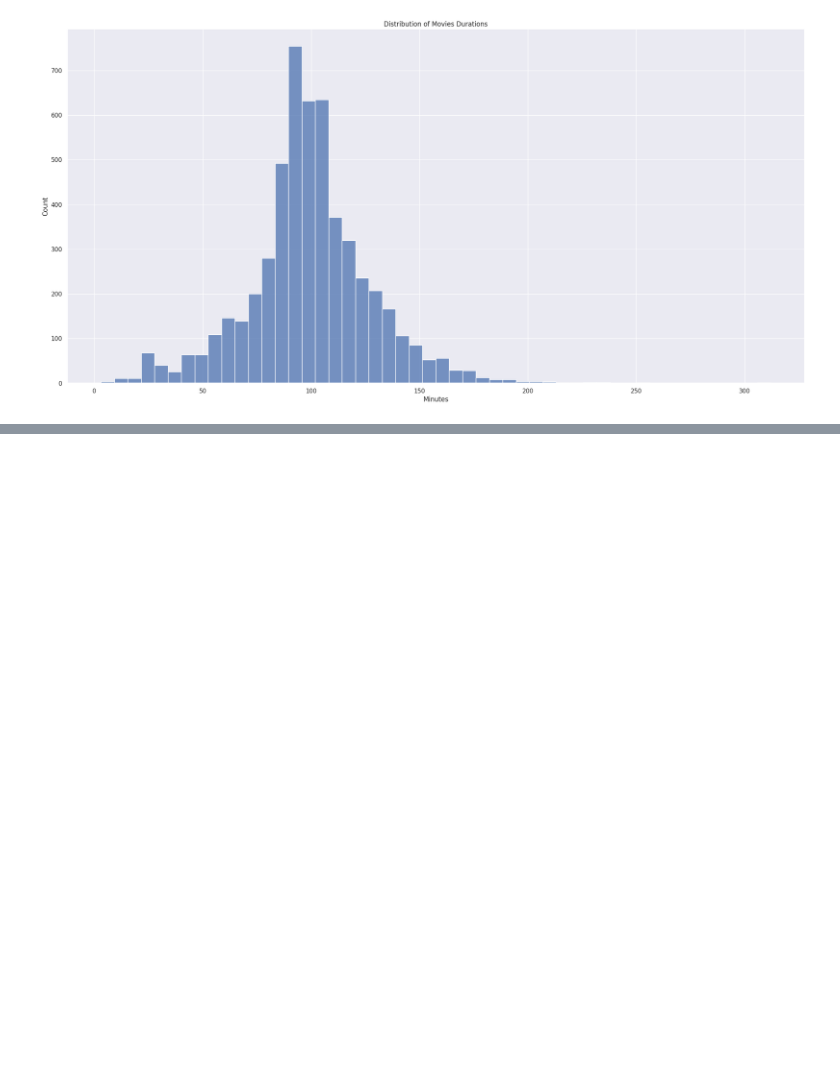
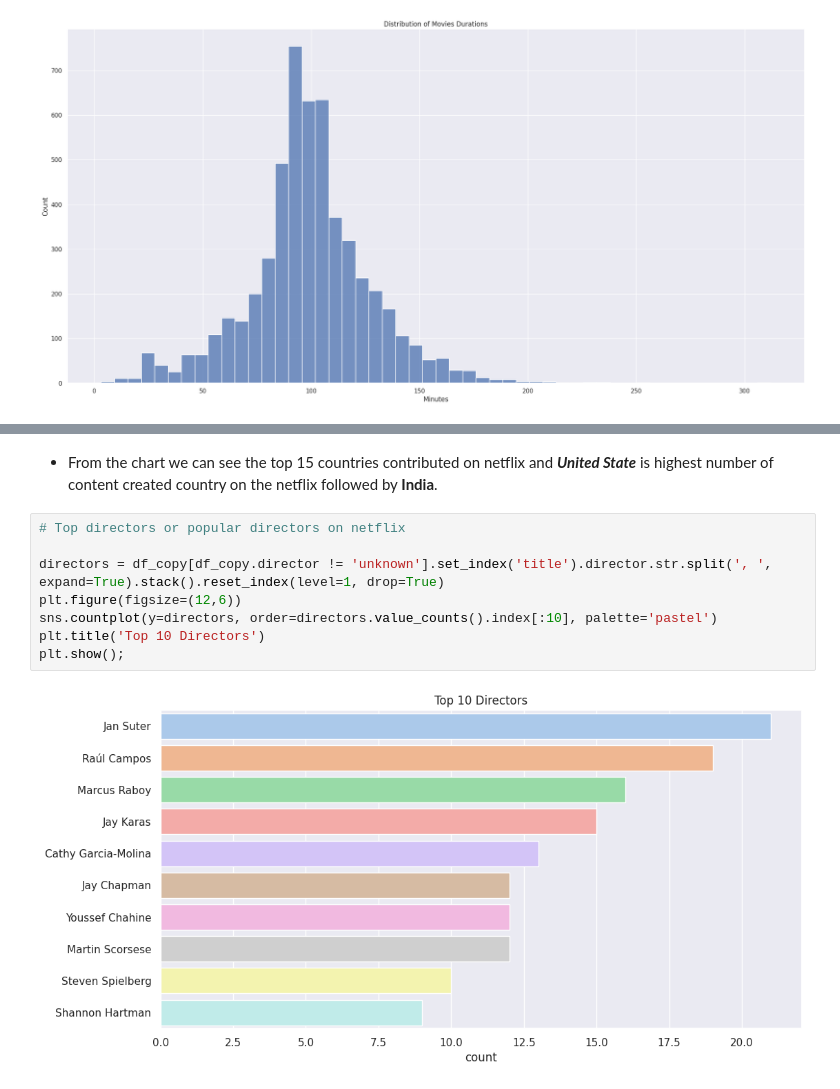
Before and after one commit to pratikjori20/Netflix-movies-TV-Shows-Clustring-ML-unsupervised, a Jupyter notebook: individual_notebook_capstone_4.ipynb, the cells around one changed output, grey strips where cells are left out. Drawn from its saved outputs; the diff is of its cells as text; blank space fills up the shorter version.

```diff
--- a/individual_notebook_capstone_4.ipynb
+++ b/individual_notebook_capstone_4.ipynb
@@ -401,0 +439,12 @@ plt.show();
+# %% [markdown]
+* From the chart we can see the top 15 countries contributed on netflix and ***United State*** is highest number of content created country on the netflix followed by **India**.
+# %%
+# Top directors or popular directors on netflix
+
+directors = df_copy[df_copy.director != 'unknown'].set_index('title').director.str.split(', ', expand=True).stack().reset_index(level=1, drop=True)
+plt.figure(figsize=(12,6))
+sns.countplot(y=directors, order=directors.value_counts().index[:10], palette='pastel')
+plt.title('Top 10 Directors')
+plt.show();
+# %% [output]
+[figure, added]
```
Also changed, not shown: parts of 41 cells of this notebook.
